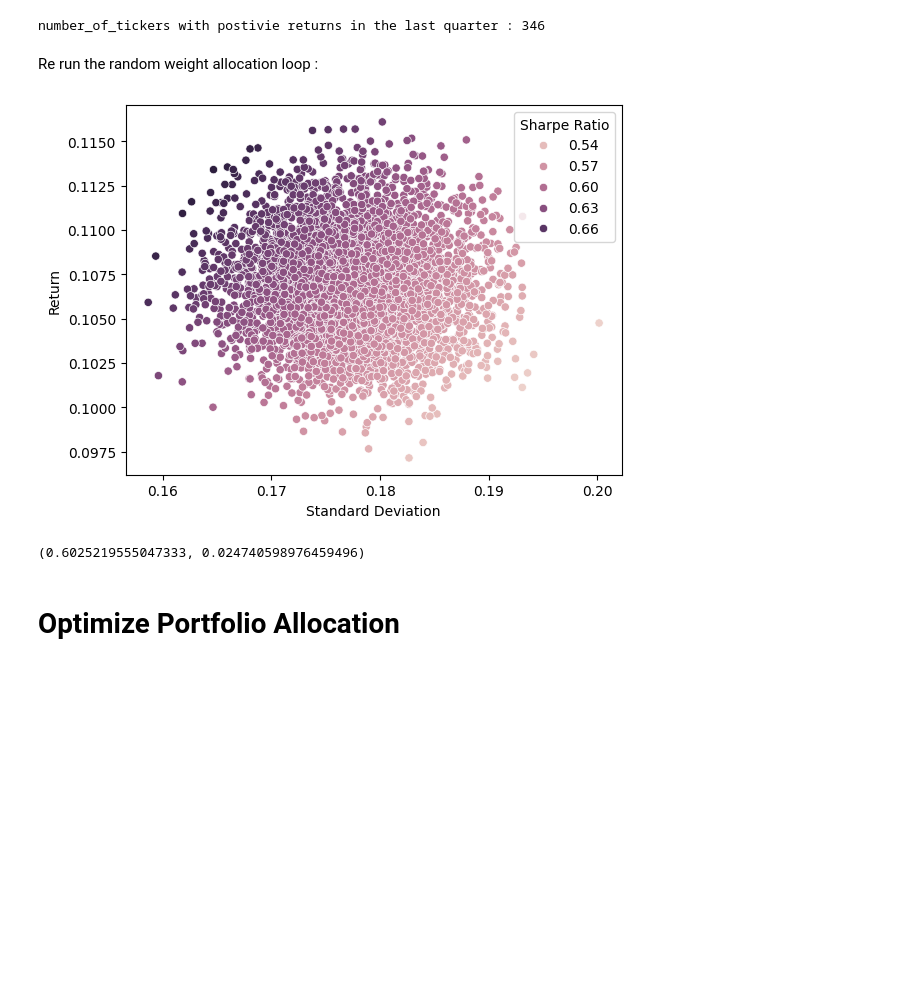
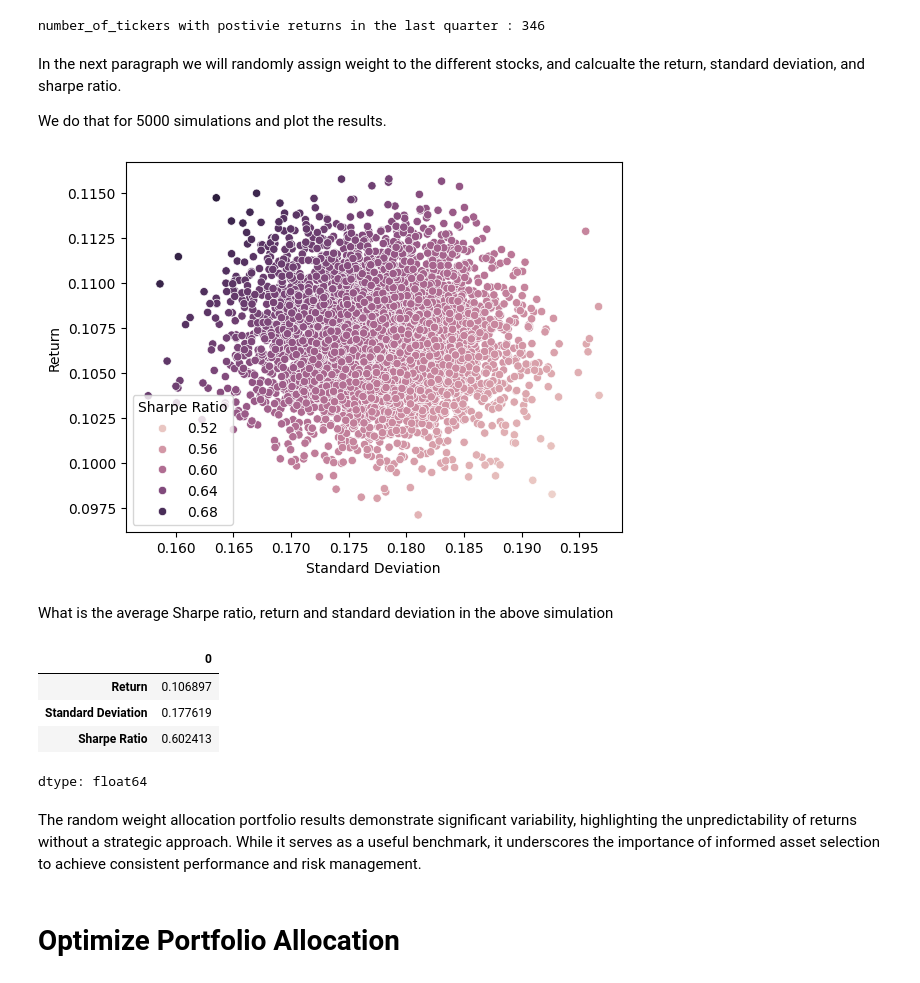
Before and after one commit to alexandreib/QuantDesign, a Jupyter notebook: QD | SP500 Portfolio Allocation.ipynb, the cells around one changed output. Drawn from its saved outputs; the diff is of its cells as text; code cells hidden in the pictures; blank space fills up the shorter version.

```diff
--- a/QD | SP500 Portfolio Allocation.ipynb
+++ b/QD | SP500 Portfolio Allocation.ipynb
@@ -154,6 +155,7 @@ We take the last quarter return, considering the momentum is strong enough to ha
 Let do the random allocation again with only the positive expected returns.
 # %%
 # Filter returns
+log_returns = log_returns_matrix.iloc[-1]
 log_returns = log_returns[log_returns > 0]
 
 #get list of tickers
@@ -163,12 +165,17 @@ number_of_tickers = len(l_tickers)
 # Out of Curiositry how many stock where with positive returns in the SP500 in the last quarter :
 print(f"number_of_tickers with postivie returns in the last quarter : {number_of_tickers}")
 
+# Store the individual stock standard deviation for future use
+std_dev_individual_stocks = log_returns_matrix[l_tickers].std()
+
 # Recalculate teh covariance Matrice
 covariance_matrix = calculate_shrink_cov_matrix(log_returns_matrix[l_tickers])
 # %% [output]
 number_of_tickers with postivie returns in the last quarter : 346
-# %% [markdown]
-Re run the random weight allocation loop :
+# %% [markdown]
+In the next paragraph we will randomly assign weight to the different stocks, and calcualte the return, standard deviation, and sharpe ratio.
+
+We do that for 5000 simulations and plot the results.
 # %%
 l_results = []
 for idx in range(5000):
@@ -186,13 +193,20 @@ results = pd.DataFrame(l_results, columns = ['Return', 'Standard Deviation', 'Sh
 sns.scatterplot(results, x='Standard Deviation',  y='Return', hue = 'Sharpe Ratio')
 plt.show()
 # %% [output]
-[figure, old version]
+[figure, new version]
-# %%
-sr_mean = results['Sharpe Ratio'].mean()
-sr_std = results['Sharpe Ratio'].std()
-(sr_mean, sr_std)
-# %% [output]
-(0.6025219555047333, 0.024740598976459496)
+# %% [markdown]
+What is the average Sharpe ratio, return and standard deviation in the above simulation
+# %%
+results_mean = results[['Return', 'Standard Deviation', 'Sharpe Ratio']].mean()
+display(results_mean)
+# %% [output]
+|  | 0 |
+| Return | 0.106897 |
+| Standard Deviation | 0.177619 |
+| Sharpe Ratio | 0.602413 |
+dtype: float64
+# %% [markdown]
+The random weight allocation portfolio results demonstrate significant variability, highlighting the unpredictability of returns without a strategic approach. While it serves as a useful benchmark, it underscores the importance of informed asset selection to achieve consistent performance and risk management.
 # %% [markdown]
 # Optimize Portfolio Allocation
 # %% [markdown]
```
Also changed, not shown: parts of 17 cells of this notebook.
